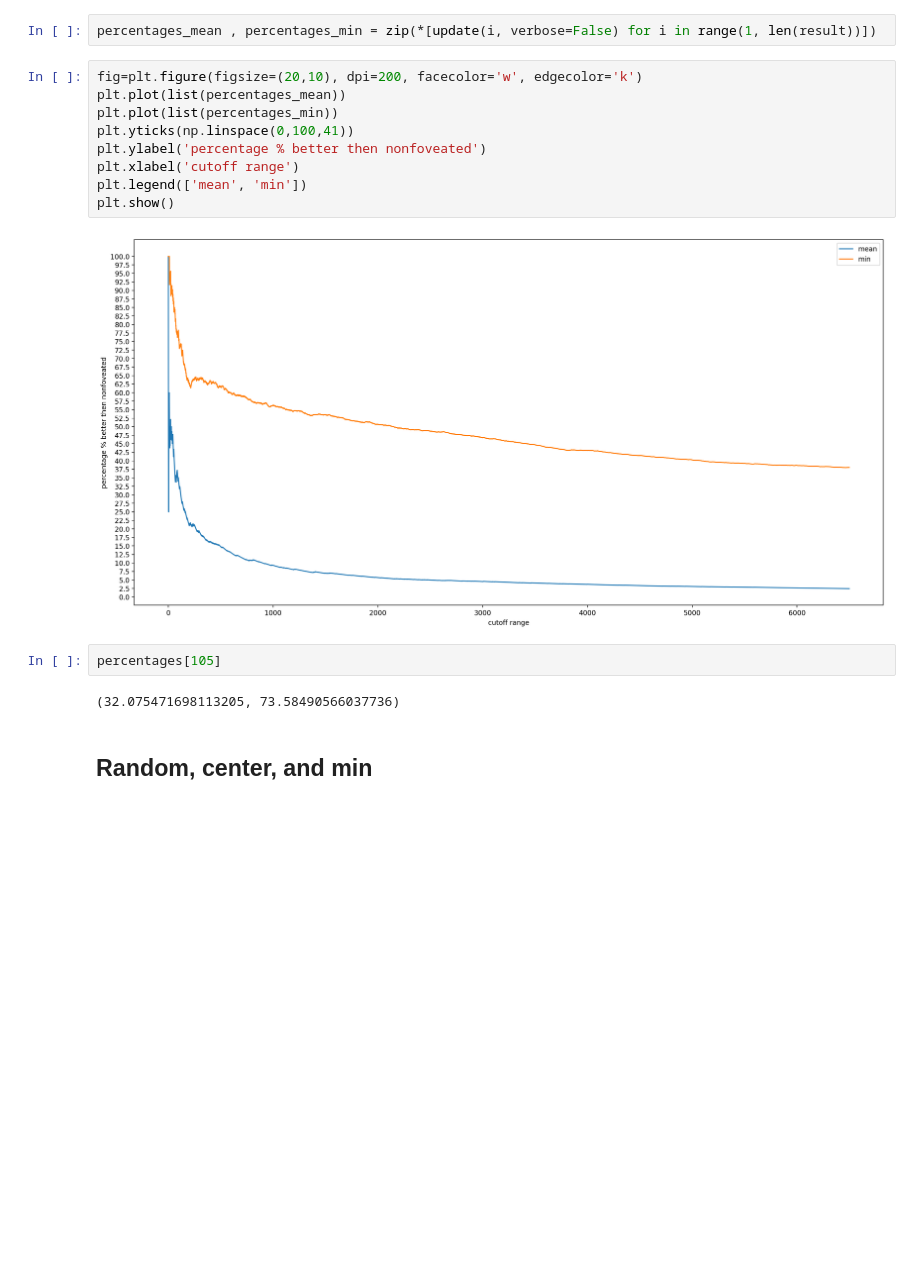
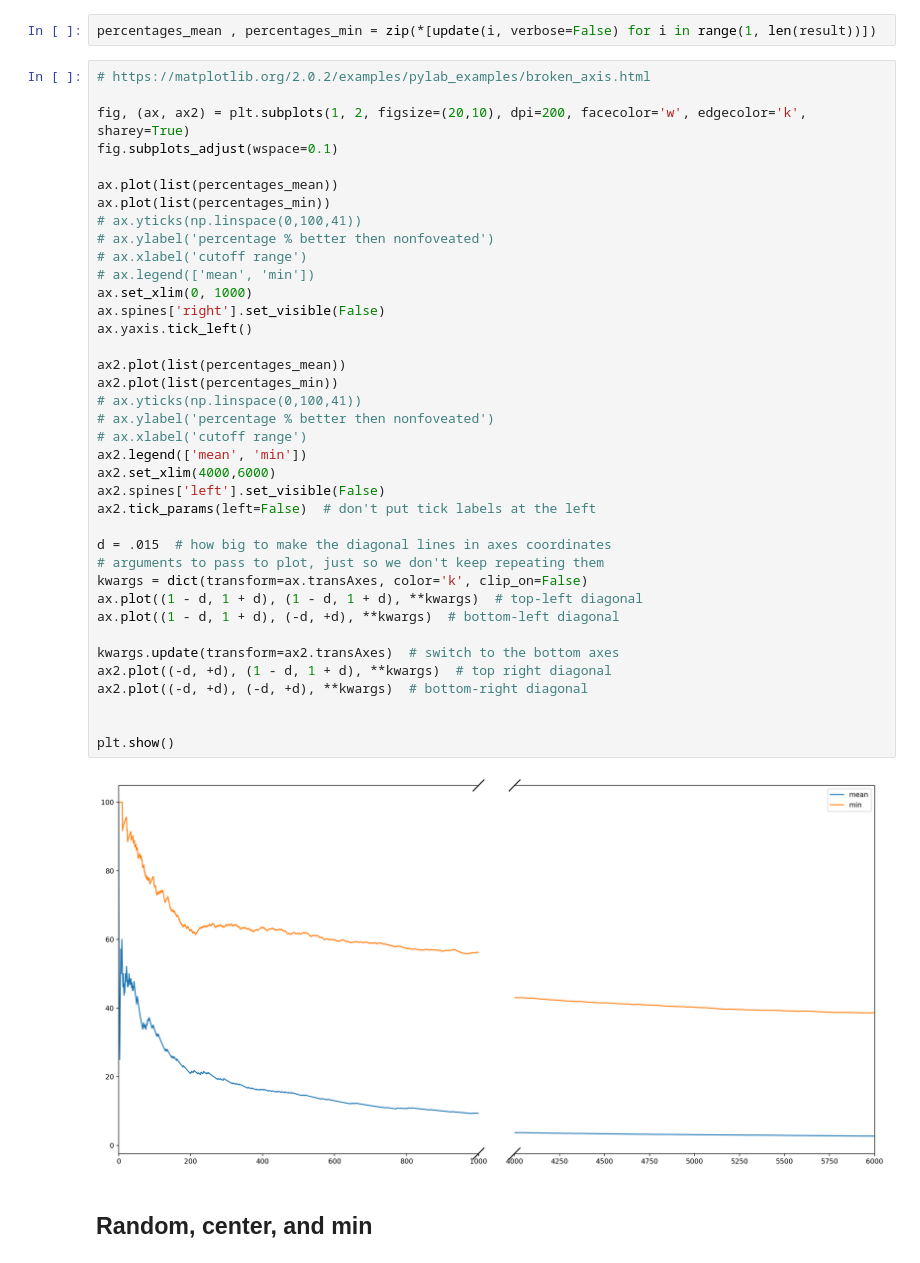
Before and after one commit to JohanvandenHeuvel/UsingASecondaryNetworkForFoveationInComputerVision, a Jupyter notebook: analysis.ipynb, the cells around one changed output. Saved outputs shown, nothing was run; the diff lists cells and outputs as text; blank space fills up the shorter version.

Commit message:
added broken axis, now the figure can be less wide and stil convey same information

```diff
--- a/analysis.ipynb
+++ b/analysis.ipynb
@@ -143,21 +143,46 @@ interactive(children=(IntSlider(value=6500, description='cutoff', max=6500, min=
 <function __main__.update(cutoff, verbose=True)>
 # %%
 percentages_mean , percentages_min = zip(*[update(i, verbose=False) for i in range(1, len(result))])
-# %%
-fig=plt.figure(figsize=(20,10), dpi=200, facecolor='w', edgecolor='k')
-plt.plot(list(percentages_mean))
-plt.plot(list(percentages_min))
-plt.yticks(np.linspace(0,100,41))
-plt.ylabel('percentage % better then nonfoveated')
-plt.xlabel('cutoff range')
-plt.legend(['mean', 'min'])
-plt.show()
-# %% [output]
-[figure, removed]
-# %%
-percentages[105]
-# %% [output]
-(32.075471698113205, 73.58490566037736)
+# %%
+# https://matplotlib.org/2.0.2/examples/pylab_examples/broken_axis.html
+
+fig, (ax, ax2) = plt.subplots(1, 2, figsize=(20,10), dpi=200, facecolor='w', edgecolor='k', sharey=True)
+fig.subplots_adjust(wspace=0.1)
+
+ax.plot(list(percentages_mean))
+ax.plot(list(percentages_min))
+# ax.yticks(np.linspace(0,100,41))
+# ax.ylabel('percentage % better then nonfoveated')
+# ax.xlabel('cutoff range')
+# ax.legend(['mean', 'min'])
+ax.set_xlim(0, 1000)
+ax.spines['right'].set_visible(False)
+ax.yaxis.tick_left()
+
+ax2.plot(list(percentages_mean))
+ax2.plot(list(percentages_min))
+# ax.yticks(np.linspace(0,100,41))
+# ax.ylabel('percentage % better then nonfoveated')
+# ax.xlabel('cutoff range')
+ax2.legend(['mean', 'min'])
+ax2.set_xlim(4000,6000)
+ax2.spines['left'].set_visible(False)
+ax2.tick_params(left=False)  # don't put tick labels at the left
+
+d = .015  # how big to make the diagonal lines in axes coordinates
+# arguments to pass to plot, just so we don't keep repeating them
+kwargs = dict(transform=ax.transAxes, color='k', clip_on=False)
+ax.plot((1 - d, 1 + d), (1 - d, 1 + d), **kwargs)  # top-left diagonal
+ax.plot((1 - d, 1 + d), (-d, +d), **kwargs)  # bottom-left diagonal
+
+kwargs.update(transform=ax2.transAxes)  # switch to the bottom axes
+ax2.plot((-d, +d), (1 - d, 1 + d), **kwargs)  # top right diagonal
+ax2.plot((-d, +d), (-d, +d), **kwargs)  # bottom-right diagonal
+
+
+plt.show()
+# %% [output]
+[figure, added]
 # %% [markdown]
 ## Random, center, and min
 # %%
```
